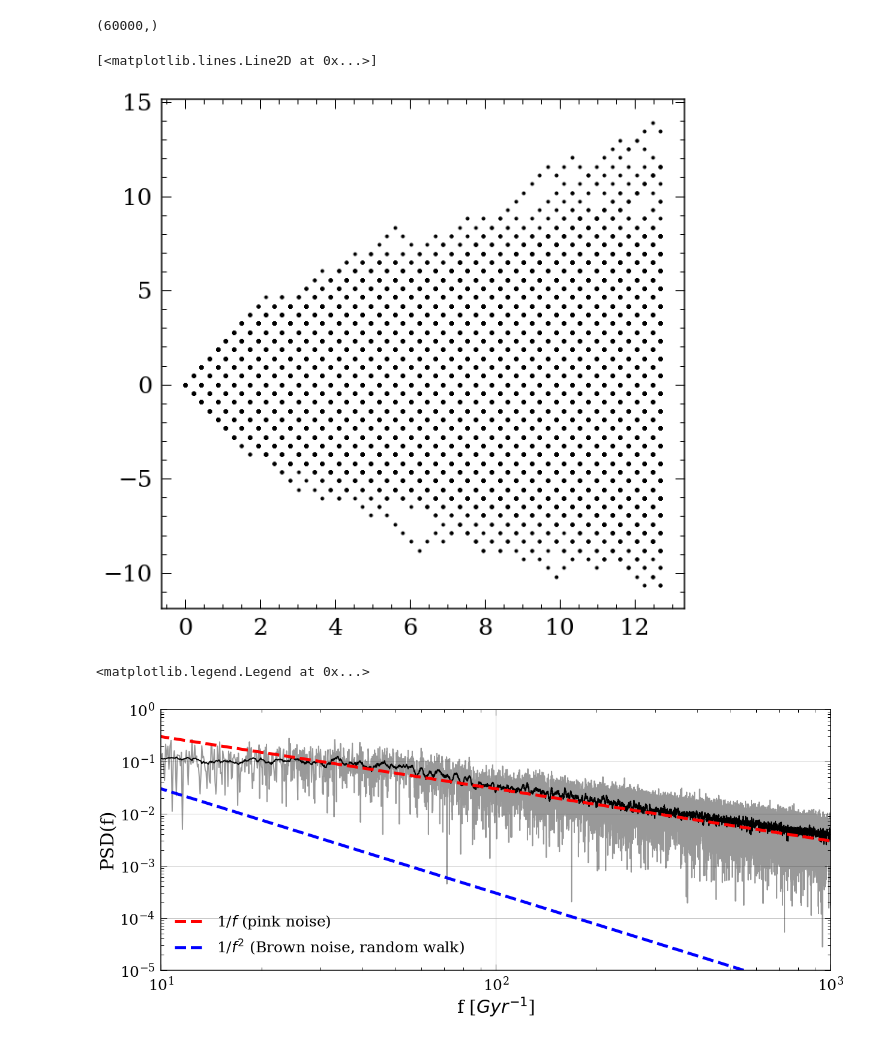
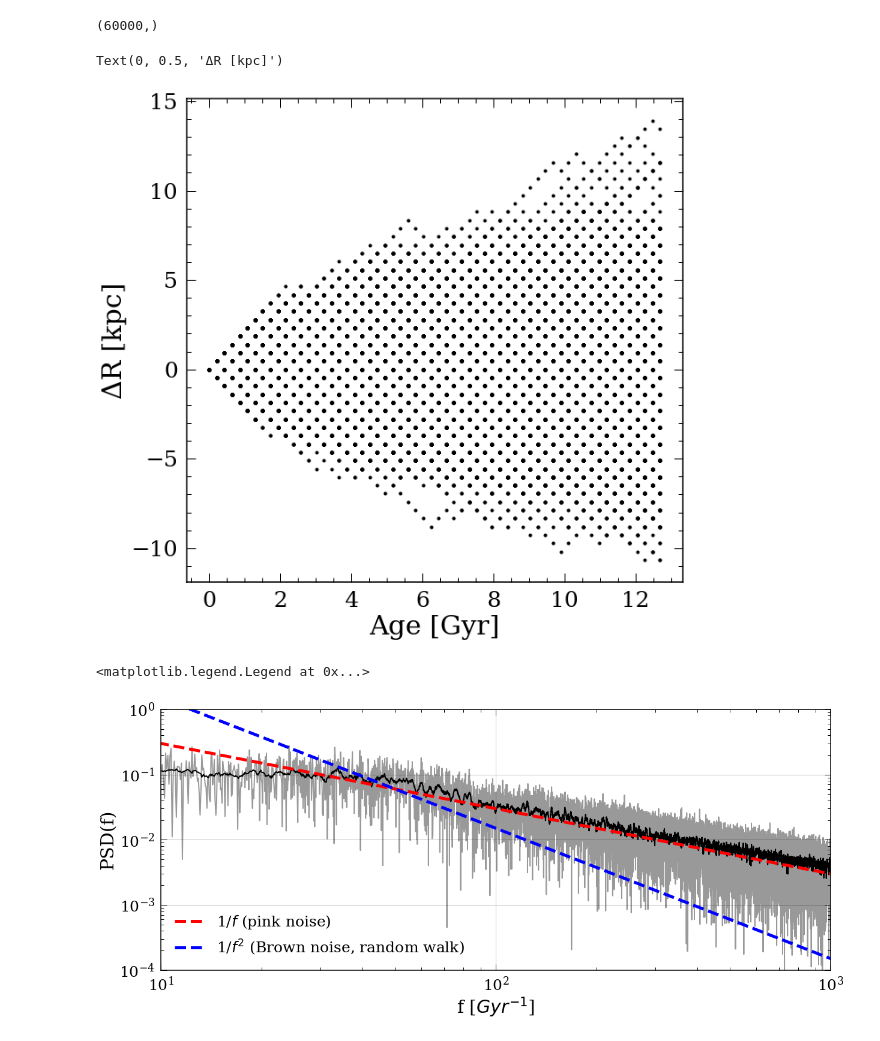
Before and after one commit to lyx12311/Subdiffusion, a Jupyter notebook: RandomWalkPower.ipynb, the cells around one changed output. Drawn from its saved outputs; the diff is of its cells as text; code cells hidden in the pictures.

```diff
--- a/RandomWalkPower.ipynb
+++ b/RandomWalkPower.ipynb
@@ -76,33 +76,35 @@ print(np.shape(age_flat))
 (60000,)
 # %%
 plt.plot(age_flat, drs_flat,'k.')
+plt.xlabel('Age [Gyr]')
+plt.ylabel('ΔR [kpc]')
 # %% [output]
-[<matplotlib.lines.Line2D at 0x...>]
+Text(0, 0.5, 'ΔR [kpc]')
-[figure, old version]
+[figure, new version]
 # %%
 N = len(age_flat)
 T = max(age_flat)/N
 yf = fft(drs_flat)
 
 xf = fftfreq(N, T)[:N//2]
 
 plt.figure(figsize=(20,8))
 PSD = 2.0/N * np.abs(yf[0:N//2])
 plt.loglog(xf,PSD,'k-',alpha=0.4)
 
 #PSD_smooth = gaussian_filter1d(PSD, 5)
 PSD_smooth = savgol_filter(PSD, 21, 1)
 plt.loglog(xf,PSD_smooth,'k-')
 
 A = 3
 plt.plot(xf, A/xf, 'r--',label='1/$f$ (pink noise)',linewidth=5)
-plt.plot(xf, A/xf**2, 'b--',label='1/$f^2$ (Brown noise, random walk)',linewidth=5)
+plt.plot(xf, A*50/xf**2, 'b--',label='1/$f^2$ (Brown noise, random walk)',linewidth=5)
 plt.grid()
 plt.xlim([10,1e3])
-plt.ylim([1e-5,1])
+plt.ylim([1e-4,1])
 plt.xlabel('f [$Gyr^{-1}$]')
 plt.ylabel('PSD(f)')
 plt.legend(loc=3)
 # %% [output]
 <matplotlib.legend.Legend at 0x...>
-[figure, old version]
+[figure, new version]
```
